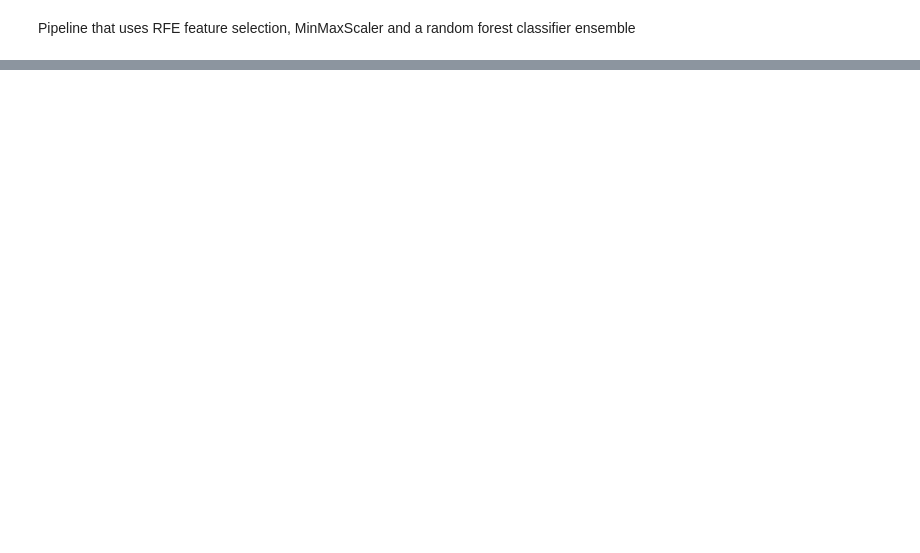
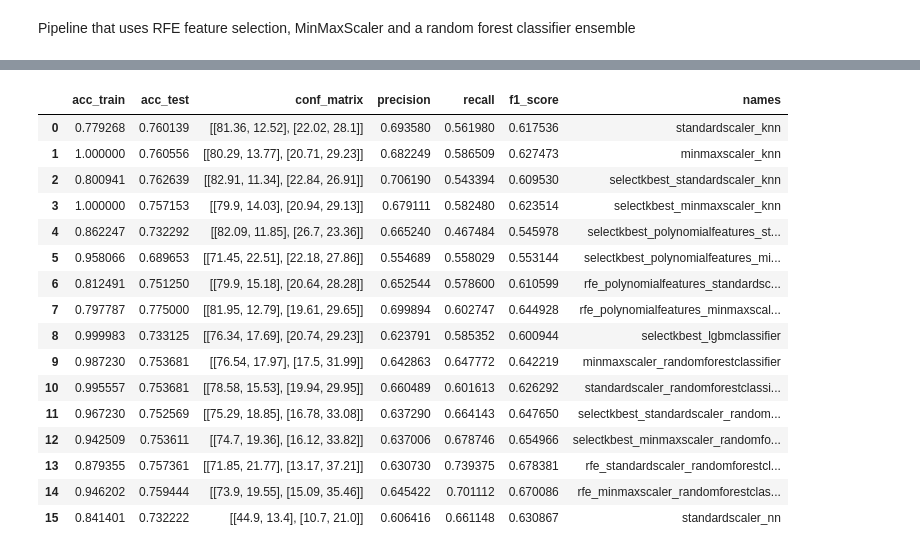
Before and after one commit to ir2718/intro-to-data-science, a Jupyter notebook: uzop_grupni_projekt.ipynb, the cells around one changed output, grey strips where cells are left out. Drawn from its saved outputs; the diff is of its cells as text; code cells hidden in the pictures; blank space fills up the shorter version.

```diff
--- a/uzop_grupni_projekt.ipynb
+++ b/uzop_grupni_projekt.ipynb
@@ -895,0 +846,23 @@ neuronska se mora rucno jer nece radit s funkcijom get_metrics
+# %%
+metrics={"standardscaler_knn":pipeline1,"minmaxscaler_knn":pipeline2,"selectkbest_standardscaler_knn":pipeline3,"selectkbest_minmaxscaler_knn":pipeline4,
+         "selectkbest_polynomialfeatures_standardscaler_logisticregression":pipeline5,"selectkbest_polynomialfeatures_minmaxscaler_logisticregression":pipeline6,
+         "rfe_polynomialfeatures_standardscaler_logisticregression":pipeline7,"rfe_polynomialfeatures_minmaxscaler_logisticregression":pipeline8,
+         "selectkbest_lgbmclassifier":pipeline9,"minmaxscaler_randomforestclassifier":pipeline10,"standardscaler_randomforestclassifier":pipeline11,
+         "selectkbest_standardscaler_randomforestclassifier":pipeline12,"selectkbest_minmaxscaler_randomforestclassifier":pipeline13,
+         "rfe_standardscaler_randomforestclassifier":pipeline14,"rfe_minmaxscaler_randomforestclassifier":pipeline15}
+# %%
+model_metrics=[]
+for name,pipe in metrics.items():
+  row={}
+  pipe_metrics=get_metrics(pipe)
+  row["acc_train"]=np.mean(pipe_metrics[0])
+  row["acc_test"]=np.mean(pipe_metrics[1])
+  row["conf_matrix"]=pipe_metrics[6]
+  row["precision"]=np.mean(pipe_metrics[3])
+  row["recall"]=np.mean(pipe_metrics[4])
+  row["f1_score"]=np.mean(pipe_metrics[5])
+  model_metrics.append(row)
+# %%
+result_dataframe=pd.DataFrame.from_dict(model_metrics)
+result_dataframe["names"]=pd.Series(list(metrics.keys()))
+display(result_dataframe)
@@ -895,0 +970,29 @@ neuronska se mora rucno jer nece radit s funkcijom get_metrics
+# %%
+result_dataframe.loc[len(result_dataframe)]=[
+  np.mean(acc_train),
+  np.mean(acc_test),
+  sum(conf_matrices)/len(conf_matrices),
+  np.mean(precisions),
+  np.mean(recalls),
+  np.mean(f1_scores),
+  "standardscaler_nn"]
+# %%
+display(result_dataframe)
+# %% [output]
+|  | acc_train | acc_test | conf_matrix | precision | recall | f1_score | names |
+| 0 | 0.779268 | 0.760139 | [[81.36, 12.52], [22.02, 28.1]] | 0.693580 | 0.561980 | 0.617536 | standardscaler_knn |
+| 1 | 1.000000 | 0.760556 | [[80.29, 13.77], [20.71, 29.23]] | 0.682249 | 0.586509 | 0.627473 | minmaxscaler_knn |
+| 2 | 0.800941 | 0.762639 | [[82.91, 11.34], [22.84, 26.91]] | 0.706190 | 0.543394 | 0.609530 | selectkbest_standardscaler_knn |
+| 3 | 1.000000 | 0.757153 | [[79.9, 14.03], [20.94, 29.13]] | 0.679111 | 0.582480 | 0.623514 | selectkbest_minmaxscaler_knn |
+| 4 | 0.862247 | 0.732292 | [[82.09, 11.85], [26.7, 23.36]] | 0.665240 | 0.467484 | 0.545978 | selectkbest_polynomialfeatures_st... |
+| 5 | 0.958066 | 0.689653 | [[71.45, 22.51], [22.18, 27.86]] | 0.554689 | 0.558029 | 0.553144 | selectkbest_polynomialfeatures_mi... |
+| 6 | 0.812491 | 0.751250 | [[79.9, 15.18], [20.64, 28.28]] | 0.652544 | 0.578600 | 0.610599 | rfe_polynomialfeatures_standardsc... |
+| 7 | 0.797787 | 0.775000 | [[81.95, 12.79], [19.61, 29.65]] | 0.699894 | 0.602747 | 0.644928 | rfe_polynomialfeatures_minmaxscal... |
+| 8 | 0.999983 | 0.733125 | [[76.34, 17.69], [20.74, 29.23]] | 0.623791 | 0.585352 | 0.600944 | selectkbest_lgbmclassifier |
+| 9 | 0.987230 | 0.753681 | [[76.54, 17.97], [17.5, 31.99]] | 0.642863 | 0.647772 | 0.642219 | minmaxscaler_randomforestclassifier |
+| 10 | 0.995557 | 0.753681 | [[78.58, 15.53], [19.94, 29.95]] | 0.660489 | 0.601613 | 0.626292 | standardscaler_randomforestclassi... |
+| 11 | 0.967230 | 0.752569 | [[75.29, 18.85], [16.78, 33.08]] | 0.637290 | 0.664143 | 0.647650 | selectkbest_standardscaler_random... |
+| 12 | 0.942509 | 0.753611 | [[74.7, 19.36], [16.12, 33.82]] | 0.637006 | 0.678746 | 0.654966 | selectkbest_minmaxscaler_randomfo... |
+| 13 | 0.879355 | 0.757361 | [[71.85, 21.77], [13.17, 37.21]] | 0.630730 | 0.739375 | 0.678381 | rfe_standardscaler_randomforestcl... |
+| 14 | 0.946202 | 0.759444 | [[73.9, 19.55], [15.09, 35.46]] | 0.645422 | 0.701112 | 0.670086 | rfe_minmaxscaler_randomforestclas... |
+| 15 | 0.841401 | 0.732222 | [[44.9, 13.4], [10.7, 21.0]] | 0.606416 | 0.661148 | 0.630867 | standardscaler_nn |
```
Also changed, not shown: parts of 42 cells of this notebook.
